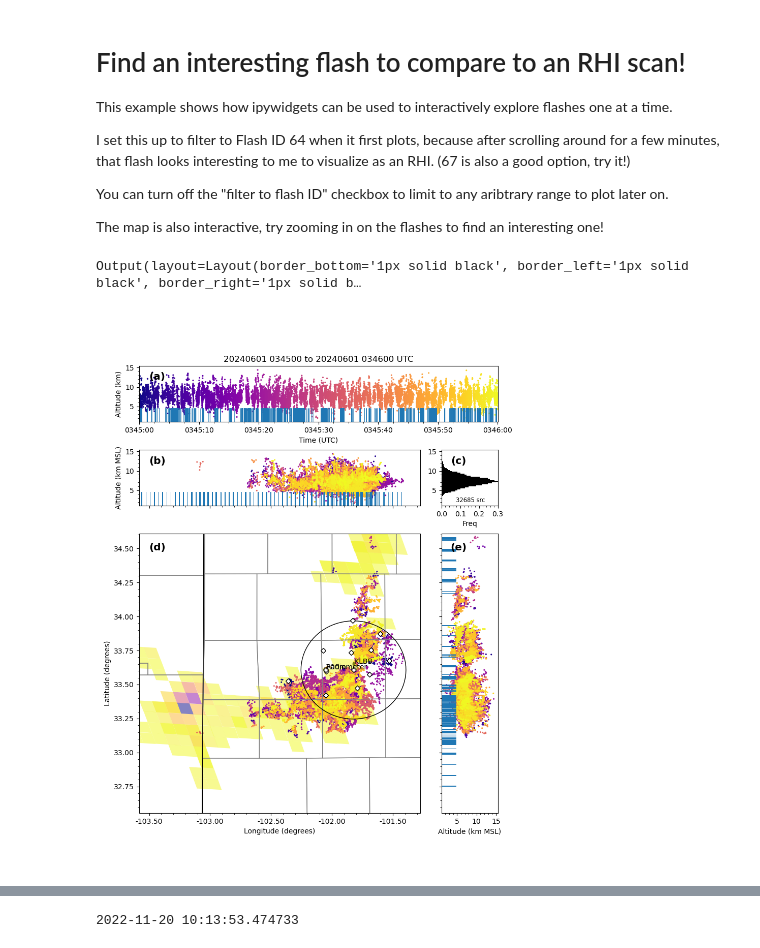
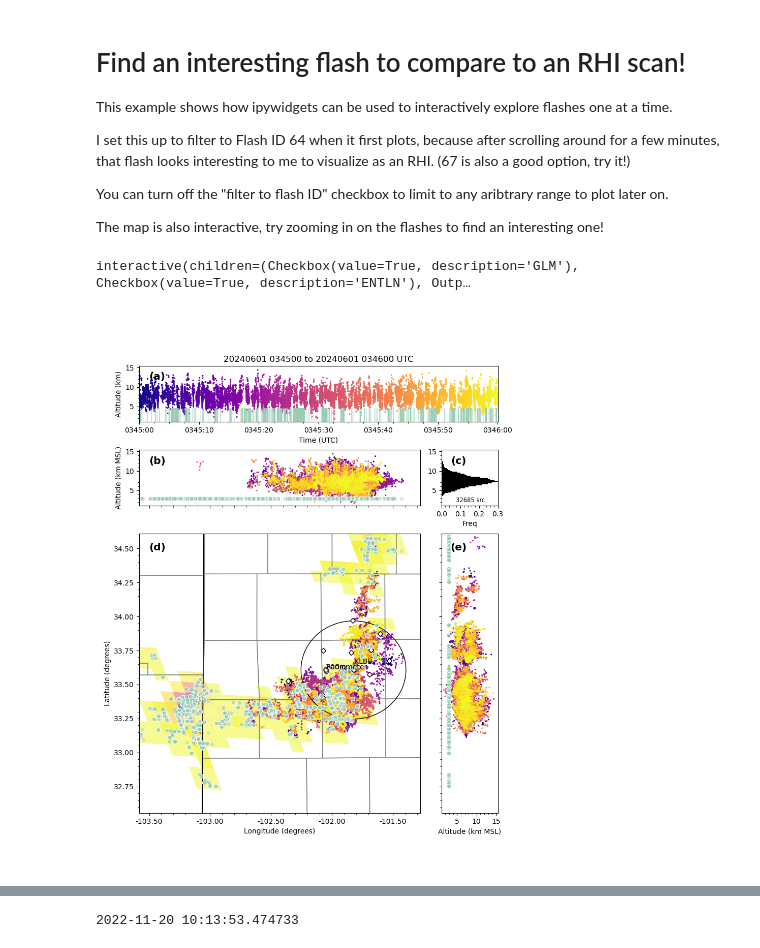
Before and after one commit to deeplycloudy/lmaworkshop, a Jupyter notebook: WTLMA/xlma_plots.ipynb, the cells around one changed output, grey strips where cells are left out. Drawn from its saved outputs; the diff is of its cells as text; code cells hidden in the pictures.

Commit message:
Add more GLM interactivity, updates to plots

```diff
--- a/WTLMA/xlma_plots.ipynb
+++ b/WTLMA/xlma_plots.ipynb
@@ -231,38 +258,42 @@ You can turn off the "filter to flash ID"
 checkbox to limit to any aribtrary range to plot later on.
 
 The map is also interactive, try zooming in on the flashes to find an interesting one!
-# %%
-debug_view
-# %% [output]
-Output(layout=Layout(border_bottom='1px solid black', border_left='1px solid black', border_right='1px solid b…
 # %%
 first_debug_time = dt.datetime(2024,6,1,3,45,0)
 last_debug_time = dt.datetime(2024,6,1,3,46,0)
 interact_lma = AnnotatedLMAPlot(big_flash_data, clon=big_flash_data.network_center_longitude,
                                   clat=big_flash_data.network_center_latitude, tlim=[first_debug_time, last_debug_time])
+
+xlma_controls = XLMAControls(interact_lma)
+w_xlma_controls = interact(xlma_controls.XLMAinteract,
+                           show_glm=xlma_controls.w_show_glm,
+                           show_entln=xlma_controls.w_show_entln)
+
+# The code below is to support radar overlay. Needs to be combined with the new widgets above.
 
 # def create_interact(use_flash_id=False, flash_id=0):
 #     if use_flash_id:
 #         this_flash = big_flash_data.sel(number_of_flashes=flash_id)
 #         flash_i_want = this_flash.flash_id.data.item()
 #         events_in_flash = (this_flash.event_parent_flash_id == flash_i_want)
 #         this_flash = this_flash[{'number_of_events':events_in_flash}]
 #         interact_lma.ds = this_flash
 #         flash_start_time = this_flash.flash_time_start.data.item()
 #         flash_end_time = this_flash.flash_time_end.data.item()
 #         interact_lma.bounds['t'] = [flash_start_time, flash_end_time]
 #     else:
 #         interact_lma.ds = big_flash_data
 #         t0, t1 = num2date(interact_lma.lma_plot.ax_th.get_xlim())
 #         interact_lma.bounds['t'] = (t0.replace(tzinfo=None), t1.replace(tzinfo=None))
 #     interact_lma.make_plot()
 #     interact_lma.make_plot_interactive()
 
 # use_flash_or_not = widgets.Checkbox(value=False, description='Filter to Flash ID')
 # flash_id_sel = widgets.SelectionSlider(options=big_flash_data.flash_id.data, description='Flash ID', value=64)
 # my_widgets = interact(create_interact, use_flash_id=use_flash_or_not, flash_id=flash_id_sel)
 # %% [output]
+interactive(children=(Checkbox(value=True, description='GLM'), Checkbox(value=True, description='ENTLN'), Outp…
-[figure, old version]
+[figure, new version]
 # %% [markdown]
 # Get the location and time of the points we selected
 
```
Also changed, not shown: parts of 4 cells of this notebook.
